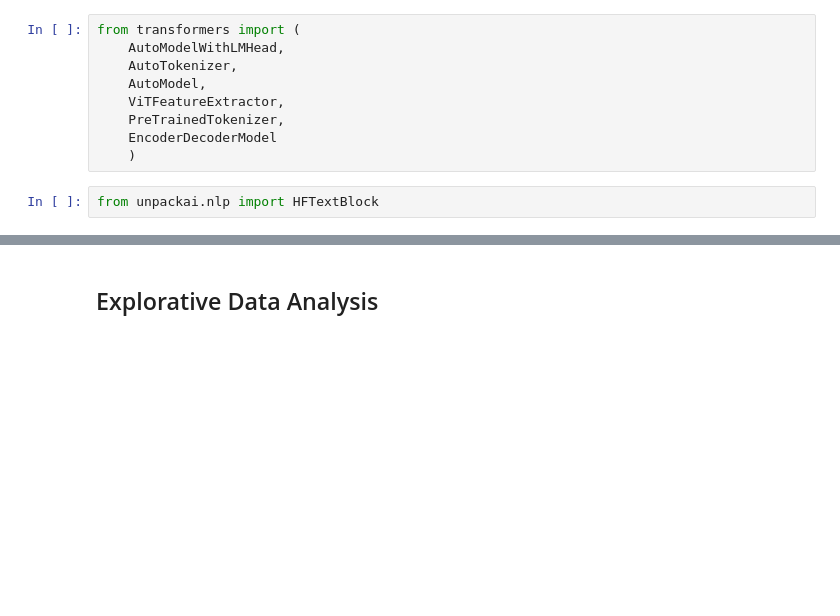
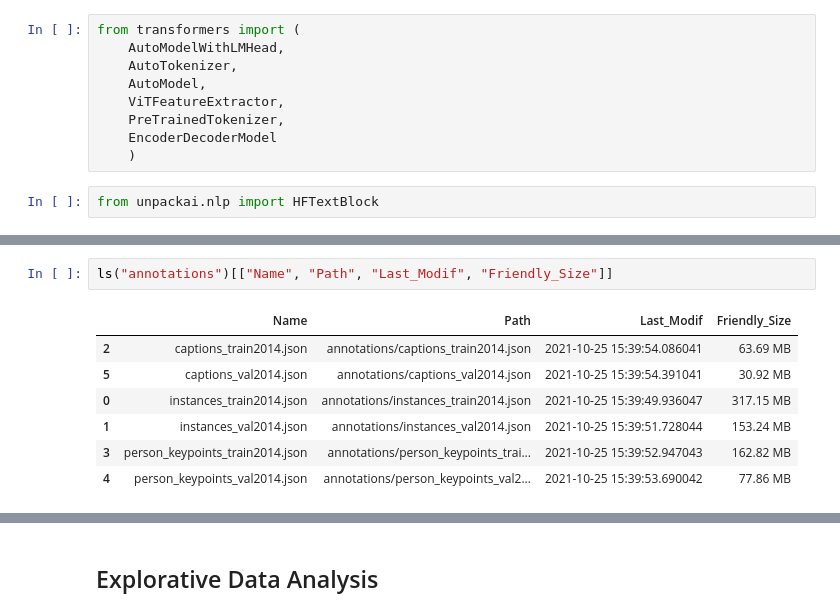
Before and after one commit to unpackAI/unpackai, a Jupyter notebook: examples/image_caption.ipynb, the cells around one changed output, grey strips where cells are left out. Drawn from its saved outputs; the diff is of its cells as text; blank space fills up the shorter version.

```diff
--- a/examples/image_caption.ipynb
+++ b/examples/image_caption.ipynb
@@ -90,0 +65,10 @@ instances_train2014.json  person_keypoints_val2014.json
+# %%
+ls("annotations")[["Name", "Path", "Last_Modif", "Friendly_Size"]]
+# %% [output]
+|  | Name | Path | Last_Modif | Friendly_Size |
+| 2 | captions_train2014.json | annotations/captions_train2014.json | 2021-10-25 15:39:54.086041 | 63.69 MB |
+| 5 | captions_val2014.json | annotations/captions_val2014.json | 2021-10-25 15:39:54.391041 | 30.92 MB |
+| 0 | instances_train2014.json | annotations/instances_train2014.json | 2021-10-25 15:39:49.936047 | 317.15 MB |
+| 1 | instances_val2014.json | annotations/instances_val2014.json | 2021-10-25 15:39:51.728044 | 153.24 MB |
+| 3 | person_keypoints_train2014.json | annotations/person_keypoints_trai... | 2021-10-25 15:39:52.947043 | 162.82 MB |
+| 4 | person_keypoints_val2014.json | annotations/person_keypoints_val2... | 2021-10-25 15:39:53.690042 | 77.86 MB |
```
Also changed, not shown: parts of 18 cells of this notebook.
